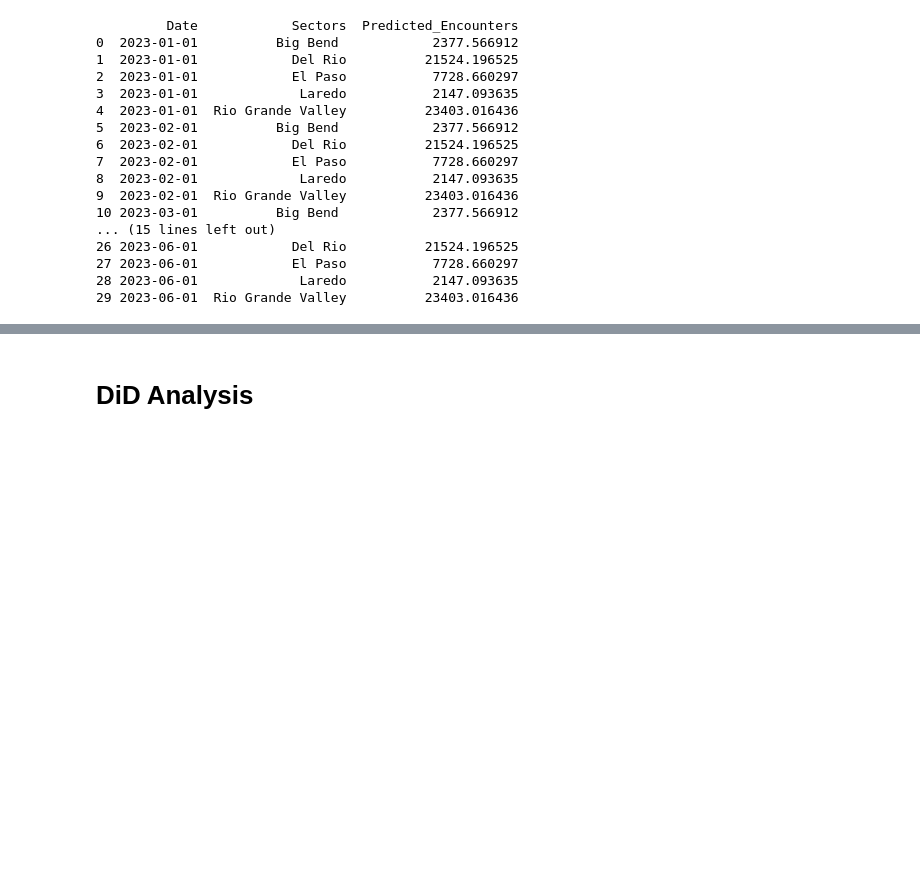
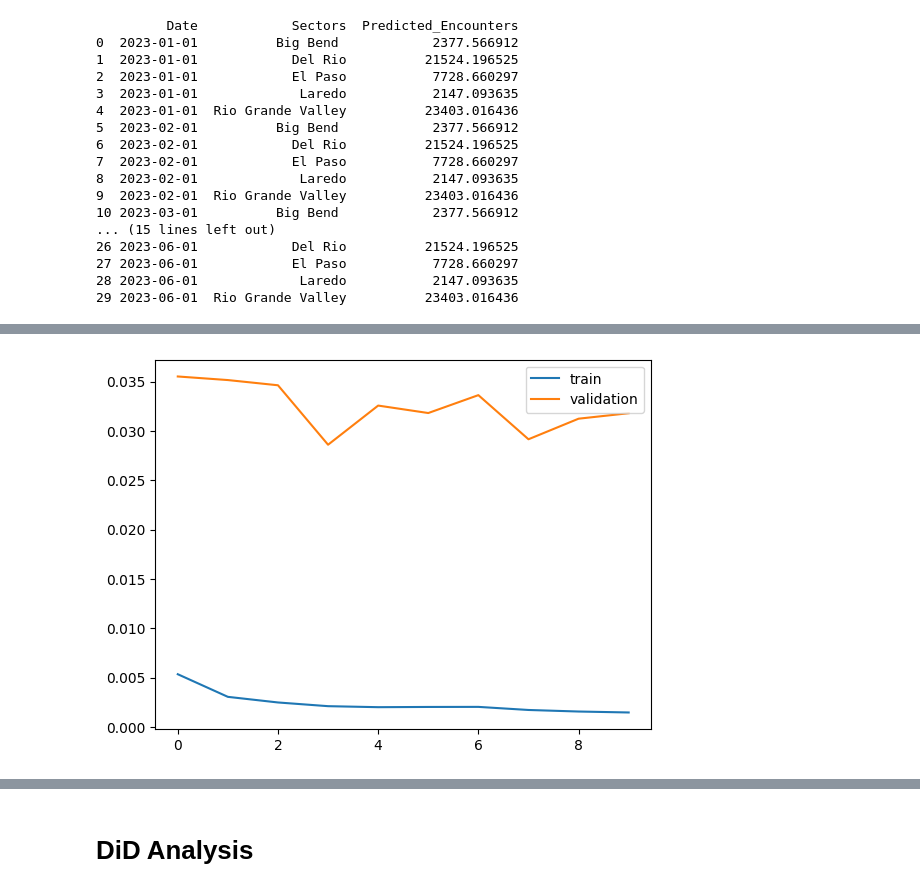
Before and after one commit to rashikajakhmola/Migration-Trend-Analysis, a Jupyter notebook: Spatio_temporal_analysis.ipynb, the cells around one changed output, grey strips where cells are left out. Drawn from its saved outputs; the diff is of its cells as text; code cells hidden in the pictures; blank space fills up the shorter version.

```diff
--- a/Spatio_temporal_analysis.ipynb
+++ b/Spatio_temporal_analysis.ipynb
@@ -257,0 +260,98 @@ print(future_df[['Date', 'Sectors', 'Predicted_Encounters']])
+# %%
+data = pd.read_csv('/content/drive/MyDrive/0. Job Search 2024/Project/Data/df_final.csv')
+# %%
+import numpy as np
+import pandas as pd
+from sklearn.preprocessing import MinMaxScaler
+from tensorflow.keras.models import Sequential
+from tensorflow.keras.layers import ConvLSTM2D, Flatten, Dense
+import matplotlib.pyplot as plt
+
+# Convert 'Date' column to datetime type and 'Encounters' to numeric
+data['Date'] = pd.to_datetime(data['Date'])
+data['Encounters'] = pd.to_numeric(data['Encounters'].str.replace(',', ''), errors='coerce')
+
+# Drop the 'Year' column and any rows with missing values
+data_clean = data.drop(columns=['Year']).dropna()
+
+# Columns to scale (excluding 'Date' and 'Sectors')
+columns_to_scale = ['Encounters', 'title42', 'remain_in_mexico', 'Mexico_COVID_Cases',
+                    'Guatemala_COVID_Cases', 'Honduras_COVID_Cases', 'ElSalvador_COVID_Cases',
+                    'Mexico_Unemployment', 'Honduras_Unemployment', 'Guatemala_Unemployment', 'ElSalvador_Unemployment']
+
+# Initialize a scaler
+scaler = MinMaxScaler()
+
+# Apply scaling to the relevant columns
+data_clean[columns_to_scale] = scaler.fit_transform(data_clean[columns_to_scale])
+
+# Group by sector and date, excluding non-numeric columns
+data_grouped = data_clean.groupby(['Sectors', 'Date']).mean(numeric_only=True).reset_index()
+
+# Define the spatial grid for 5 sectors (arranged in a 2x3 grid, with one empty slot)
+sector_grid = {
+    'Big Bend': (0, 0), 'Del Rio': (0, 1), 'El Paso': (0, 2),
+    'Laredo': (1, 0), 'Rio Grande Valley': (1, 1)  # One slot left empty at (1, 2)
+}
+
+# Set the time window
+time_window = 12
+
+# Initialize empty grids
+X_grid = []
+y_grid = []
+
+# Loop through each sector and create spatial-temporal sequences
+for sector, (i, j) in sector_grid.items():
+    sector_data = data_grouped[data_grouped['Sectors'] == sector].sort_values(by='Date')
+    encounters_series = sector_data[columns_to_scale].values
+    sector_sequences = [encounters_series[k:k+time_window] for k in range(len(encounters_series) - time_window)]
+
+    # For each sequence, add the data to the correct grid location
+    for seq in sector_sequences:
+        grid = np.zeros((time_window, 2, 3, len(columns_to_scale)))  # 2x3 grid
+        grid[:, i, j, :] = seq  # Assign data to the appropriate position in the grid
+        X_grid.append(grid)
+        y_grid.append(seq[-1, 0])  # Predict the next step's 'Encounters'
+
+# Convert to numpy arrays
+X_grid = np.array(X_grid)
+y_grid = np.array(y_grid)
+
+# Print the shapes to verify
+print("Input shape:", X_grid.shape)
+print("Target shape:", y_grid.shape)
+
+# Build the ConvLSTM Model
+model = Sequential([
+    ConvLSTM2D(filters=64, kernel_size=(1, 1), activation='relu', input_shape=(time_window, 2, 3, len(columns_to_scale))),
+    Flatten(),
+    Dense(50, activation='relu'),
+    Dense(1)  # Output layer for predicting 'Encounters'
+])
+
+# Compile the model
+model.compile(optimizer='adam', loss='mse')
+
+# Train the model
+history = model.fit(X_grid, y_grid, epochs=10, batch_size=32, validation_split=0.2)
+
+# Plot loss
+plt.plot(history.history['loss'], label='train')
+plt.plot(history.history['val_loss'], label='validation')
+plt.legend()
+plt.show()
+
+# Make predictions
+predictions = model.predict(X_grid)
+
+# Visualize the predictions
+plt.figure(figsize=(10, 6))
+plt.plot(y_grid, label='Actual Encounters')
+plt.plot(predictions, label='Predicted Encounters', linestyle='--')
+plt.title('Actual vs Predicted Encounters')
+plt.xlabel('Sample Index')
+plt.ylabel('Encounters')
+plt.legend()
+plt.show()
+# %% [output]
@@ -257,0 +380 @@ print(future_df[['Date', 'Sectors', 'Predicted_Encounters']])
+[figure, added]
```
Also changed, not shown: parts of 6 cells of this notebook.
